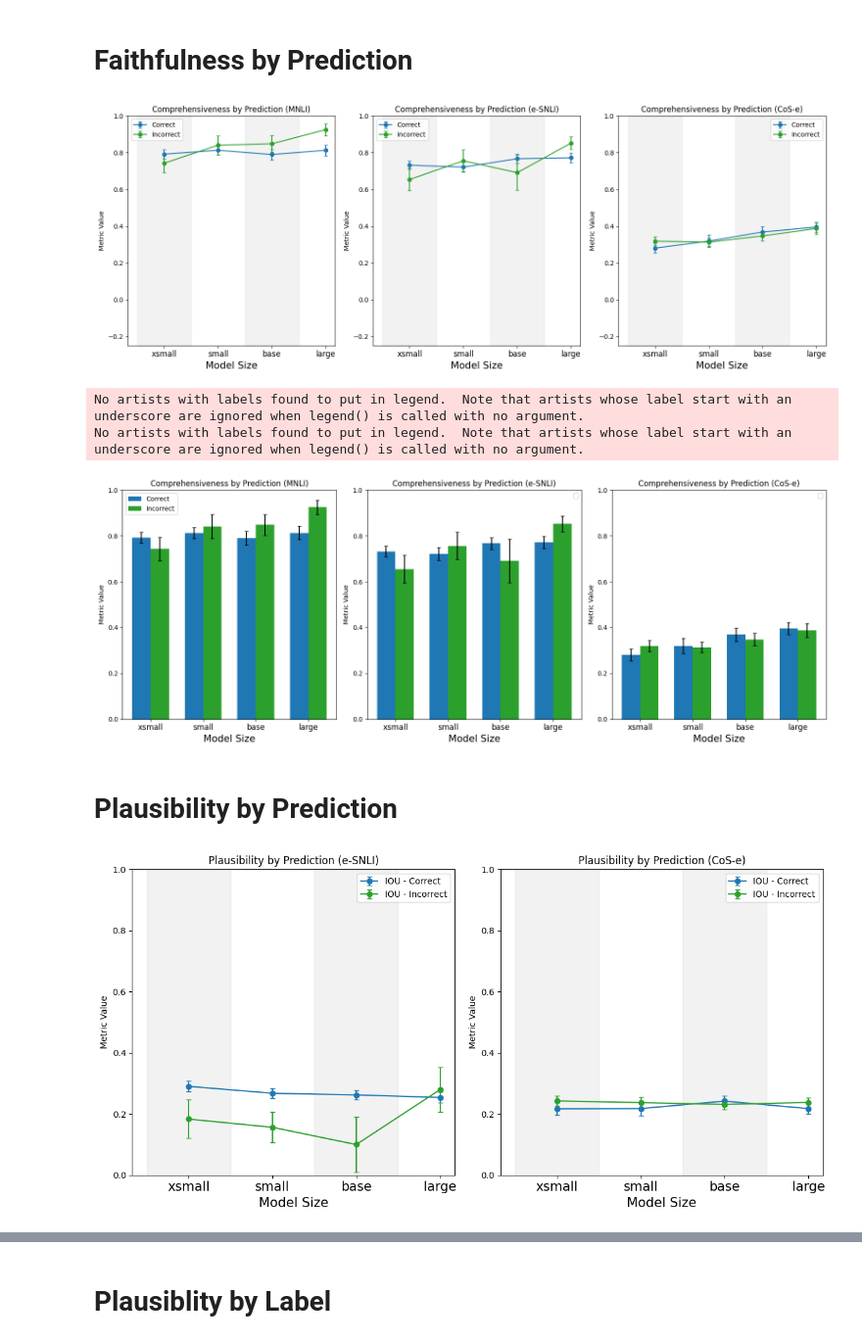
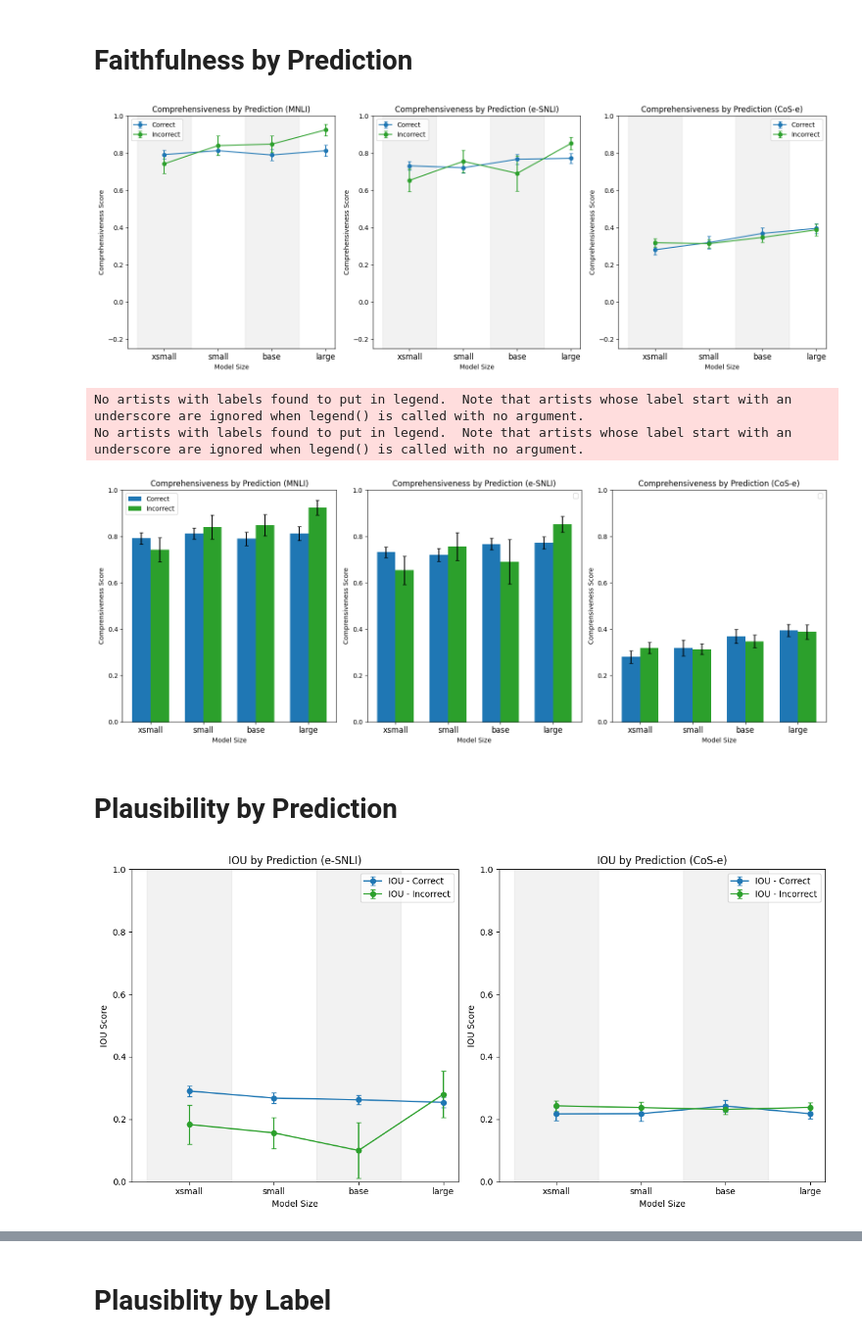
Before and after one commit to henningheyen/Scalability-Of-LLM-Posthoc-Explanations, a Jupyter notebook: ICLR-plots.ipynb, the cells around one changed output, grey strips where cells are left out. Shown: that part at 98% size. Cells and saved outputs as stored; diff of their text form; code cells hidden in the pictures.

```diff
--- a/ICLR-plots.ipynb
+++ b/ICLR-plots.ipynb
@@ -454,10 +508,10 @@ for i, dataset in enumerate(['mnli', 'esnli']):
             plt.axvspan(j-0.5, j+0.5, color='gray', alpha=0.1)
 
     plt.ylim(0, 1)
-    plt.xlabel('Model Size', fontsize=15)
-    plt.ylabel('Metric Value')
+    plt.xlabel('Model Size')
+    plt.ylabel('Comprensiveness Score')
     plt.title(f'Comprehensiveness by Label ({dataset_names[i]})')
-    plt.xticks(ticks=np.arange(len(model_names)), labels=model_names, fontsize=15)  # Set x-tick labels to model names
+    plt.xticks(ticks=np.arange(len(model_names)), labels=model_names)  # Set x-tick labels to model names
 
     # Create custom legend
     custom_lines = [Line2D([0], [0], color=colors[0], lw=2),
@@ -511,10 +565,10 @@ for i, dataset in enumerate(['mnli', 'esnli']):
         plt.errorbar(bar_positions, means_comp, yerr=sems_comp, fmt='none', ecolor='black', capsize=5)
 
     plt.ylim(0, 1)
-    plt.xlabel('Model Size', fontsize=15)
-    plt.ylabel('Metric Value')
+    plt.xlabel('Model Size')
+    plt.ylabel('Comprensiveness Score')
     plt.title(f'Comprehensiveness by Label ({dataset_names[i]})')
-    plt.xticks(ticks=np.arange(len(model_names)), labels=model_names, fontsize=15)  # Set x-tick labels to model names
+    plt.xticks(ticks=np.arange(len(model_names)), labels=model_names)  # Set x-tick labels to model names
 
     plt.legend()
 
@@ -566,8 +620,8 @@ for i, dataset in enumerate(['mnli', 'esnli', 'cose']):
     plt.errorbar(x_coords, mean_comp_incorrect, yerr=sem_comp_incorrect, linestyle='-', marker='o', color='tab:green', label='Incorrect', capsize=3)
 
     plt.ylim(-0.25,1)
-    plt.xlabel('Model Size', fontsize=15)
-    plt.ylabel('Metric Value')
+    plt.xlabel('Model Size')
+    plt.ylabel('Comprehensiveness Score')
     plt.title(f'Comprehensiveness by Prediction ({dataset_names[i]})')
     plt.xticks(ticks=x_coords, labels=model_names, fontsize=12)  # Set x-tick labels to model names
 
@@ -576,7 +630,7 @@ for i, dataset in enumerate(['mnli', 'esnli', 'cose']):
 plt.tight_layout()
 plt.show()
 # %% [output]
-[figure, old version]
+[figure, new version]
 # %%
 import numpy as np
 import matplotlib.pyplot as plt
@@ -618,8 +672,8 @@ for i, dataset in enumerate(['mnli', 'esnli', 'cose']):
         plt.bar(x_coords[j] + dodge_amount, mean_comp_incorrect[j], bar_width, color='tab:green', yerr=sem_comp_incorrect[j], capsize=3, label='Incorrect' if i == 0 and j == 0 else "")
 
     plt.ylim(0, 1)
-    plt.xlabel('Model Size', fontsize=15)
-    plt.ylabel('Metric Value')
+    plt.xlabel('Model Size')
+    plt.ylabel('Comprensiveness Score')
     plt.title(f'Comprehensiveness by Prediction ({dataset_names[i]})')
     plt.xticks(ticks=x_coords, labels=model_names, fontsize=12)  # Set x-tick labels to model names
 
@@ -630,7 +684,7 @@ plt.show()
 # %% [output]
 No artists with labels found to put in legend.  Note that artists whose label start with an underscore are ignored when legend() is called with no argument.
 No artists with labels found to put in legend.  Note that artists whose label start with an underscore are ignored when legend() is called with no argument.
-[figure, old version]
+[figure, new version]
 # %% [markdown]
 # Plausibility by Prediction
 # %%
@@ -660,38 +714,38 @@ for i, dataset in enumerate(['esnli', 'cose']):
     for model_name in model_names:
         iou = np.array(explainability_results[dataset][model_name]['plausibility']['iou'])
         correct_idx = np.array(explainability_results[dataset][model_name]['correct_idx'])
 
         iou_correct = iou[correct_idx]
         iou_incorrect = iou[~correct_idx]
 
         mean_iou_correct.append(np.mean(iou_correct))
         mean_iou_incorrect.append(np.mean(iou_incorrect))
 
         sem_iou_correct.append(get_sem(iou_correct))
         sem_iou_incorrect.append(get_sem(iou_incorrect))
 
     x_coords = np.arange(len(model_names))
 
     # Add shadowed background for model size
     for j, model in enumerate(model_names):
         if j % 2 == 0:
             plt.axvspan(j-0.5, j+0.5, color='gray', alpha=0.1)
 
     plt.errorbar(x_coords, mean_iou_correct, yerr=sem_iou_correct, linestyle='-', marker='o', color='tab:blue', label='IOU - Correct', capsize=3)
     plt.errorbar(x_coords, mean_iou_incorrect, yerr=sem_iou_incorrect, linestyle='-', marker='o', color='tab:green', label='IOU - Incorrect', capsize=3)
 
     plt.ylim(0,1)
-    plt.xlabel('Model Size', fontsize=15)
-    plt.ylabel('Metric Value')
-    plt.title(f'Plausibility by Prediction ({dataset_names[i]})')
-    plt.xticks(ticks=x_coords, labels=model_names, fontsize=15)  # Set x-tick labels to model names
+    plt.xlabel('Model Size')
+    plt.ylabel('IOU Score')
+    plt.title(f'IOU by Prediction ({dataset_names[i]})')
+    plt.xticks(ticks=x_coords, labels=model_names)  # Set x-tick labels to model names
 
     plt.legend()
 
 plt.tight_layout()
 plt.show()
 # %% [output]
-[figure, old version]
+[figure, new version]
 # %%
 import numpy as np
 import matplotlib.pyplot as plt
```
Also changed, not shown: parts of 12 cells of this notebook.
